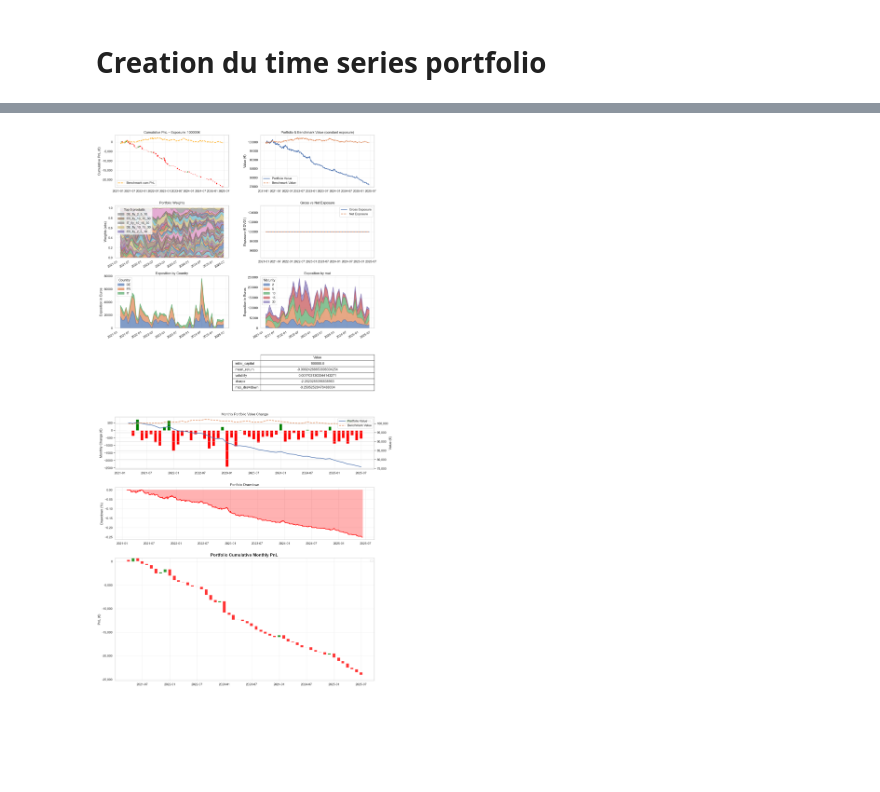
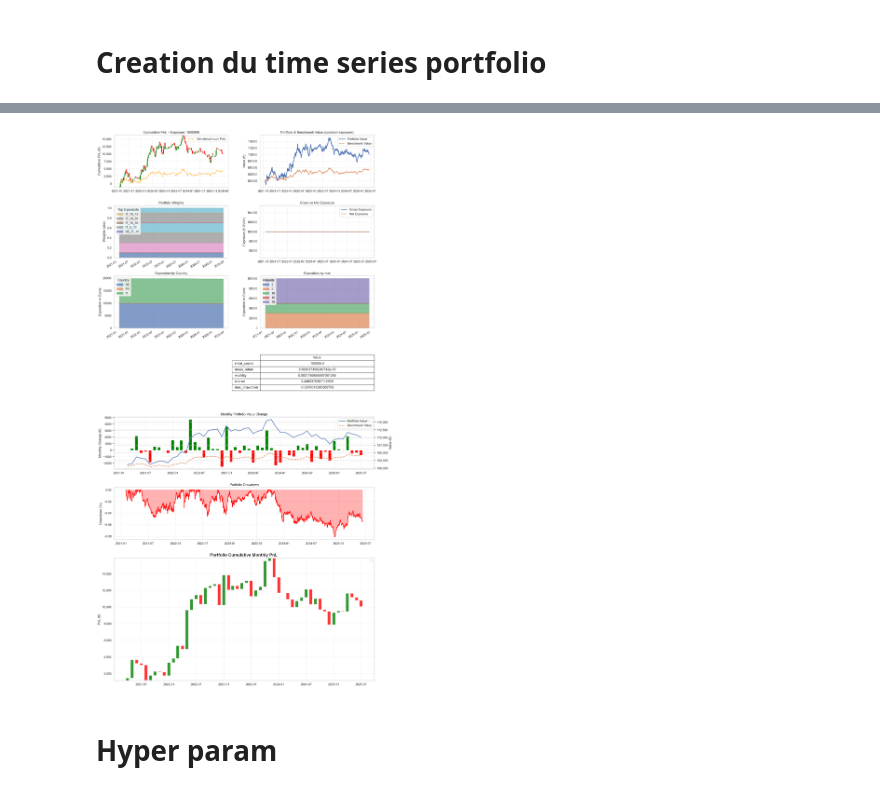
Before and after one commit to pradosth0/Markowitz_based_portfolio_allocation, a Jupyter notebook: pf_bond.ipynb, the cells around one changed output, grey strips where cells are left out. Saved outputs shown, nothing was run; the diff lists cells and outputs as text; code cells hidden in the pictures; blank space fills up the shorter version.

```diff
--- a/pf_bond.ipynb
+++ b/pf_bond.ipynb
@@ -1031,7 +1075,7 @@ class Portfolio:
 date = "2021-06-01"
 
 
-pf = Portfolio(long, date, benchmark="ew", long_only=True,lamb=0.1)
+pf = Portfolio(long, date, benchmark="ew", long_only=True,lamb=0.5, tc_gamma=10 )
 #print(pf.returns)
 w = pf.process()
 #print(pf.mean_returns)
@@ -1057,8 +1101,8 @@ IT_fly_5_10_15     0.000000
 # %%
 class TimeSeriesPortfolio:
     def __init__(self, data, start_date, end_date, rebalance_freq='ME',
-                 long_only=False, lamb=0.1, benchmark="ew",
-                capital_init=100_000, span = 6, initial_weights= None, delta = 0.1, tc_gamma=0.0, use_qp=False):
+                 long_only=False, lamb=1, benchmark="ew",
+                capital_init=100_000, span = 6, initial_weights= None, delta = 0.1, tc_gamma=1, use_qp=False):
 
         # Convert time_stamp to Timestamp
         self.data = data.copy()
@@ -1492,9 +1520,20 @@ long
+# %%
+L= ['DE_10', 'DE_15', 'DE_2', 'DE_30', 'DE_5', 'FR_10', 'FR_15',
+       'FR_2', 'FR_30', 'FR_5', 'IT_10', 'IT_15', 'IT_2', 'IT_30', 'IT_5',
+       'DE_FR_2', 'DE_IT_2', 'FR_IT_2', 'DE_FR_5', 'DE_IT_5', 'FR_IT_5',
+       'DE_FR_10', 'DE_IT_10', 'FR_IT_10', 'DE_FR_15', 'DE_IT_15',
+       'FR_IT_15', 'DE_FR_30', 'DE_IT_30', 'FR_IT_30', 'DE_2_5',
+       'DE_2_10', 'DE_2_15', 'DE_2_30', 'DE_5_10', 'DE_5_15', 'DE_5_30',
+       'DE_10_15', 'DE_10_30', 'DE_15_30', 'FR_2_5', 'FR_2_10', 'FR_2_15',
+       'FR_2_30', 'FR_5_10', 'FR_5_15', 'FR_5_30', 'FR_10_15', 'FR_10_30',
+       'FR_15_30', 'IT_2_5', 'IT_2_10', 'IT_2_15', 'IT_2_30', 'IT_5_10',
+       'IT_5_15', 'IT_5_30', 'IT_10_15', 'IT_10_30', 'IT_15_30']
 # %%
-L = long.groupby("product")["pnl_total_unit"].mean().index
-weights_dict = {p: 0.0 for p in L}
+#L = long.groupby("product")["pnl_total_unit"].mean().index
+weights_dict = {p: 1/len(L) for p in L}
 #print(L)
-weights_dict['DE_10'] = 0.1
-weights_dict['FR_10'] = 0.2
-weights_dict['IT_5'] = 0.7
+#weights_dict['DE_10'] = 0.1
+#weights_dict['FR_10'] = 0.2
+#weights_dict['IT_5'] = 0.7
 
 df_weights = pd.DataFrame(list(weights_dict.items()), columns=['product', 'weight'])
@@ -1520,16 +1546,14 @@ end_date   = "2025-06-10"
 
 
 tspf = TimeSeriesPortfolio(
-    data=long,
+    data=long[long["product"].isin(df_weights["product"])],
     start_date="2021-01-01",
     end_date="2025-06-10",
     rebalance_freq="1M",
     long_only=True,
-    lamb=1,
-    benchmark="ew",
-    span=3,
-    delta=0.05,
-    tc_gamma=0.5,   # intensité des coûts dans l’optimisation
+    lamb=0.5,
+    span=60,
+    tc_gamma=200,   # intensité des coûts dans l’optimisation
     initial_weights= df_weights["weight"]
 )
 
@@ -1537,5 +1561,6 @@ tspf = TimeSeriesPortfolio(
 tspf.generate_portfolios()
 
 viz = PortfolioDashboardVisualizer(tspf)
+
 viz.plot_dashboard()
 # %% [output]
@@ -1542,2 +1568,4 @@ viz.plot_dashboard()
 Tout a marché !!
-[figure, old version]
+[figure, new version]
+# %% [markdown]
+# Hyper param
```
Also changed, not shown: parts of 11 cells of this notebook.
